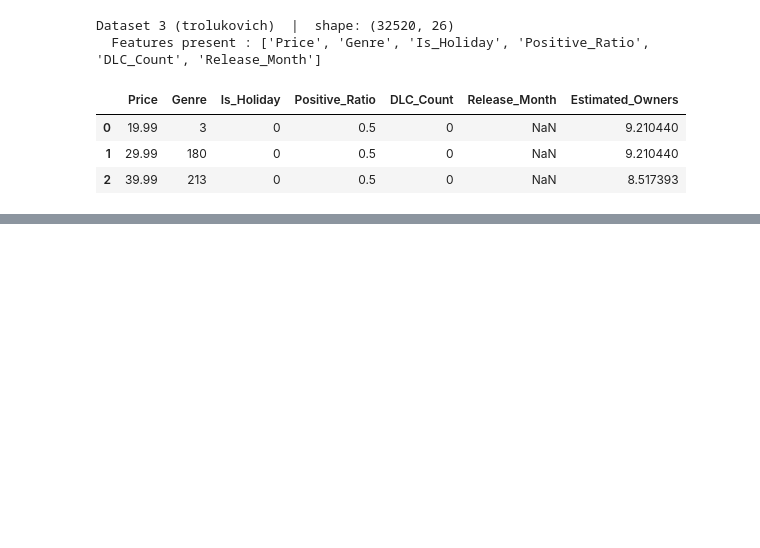
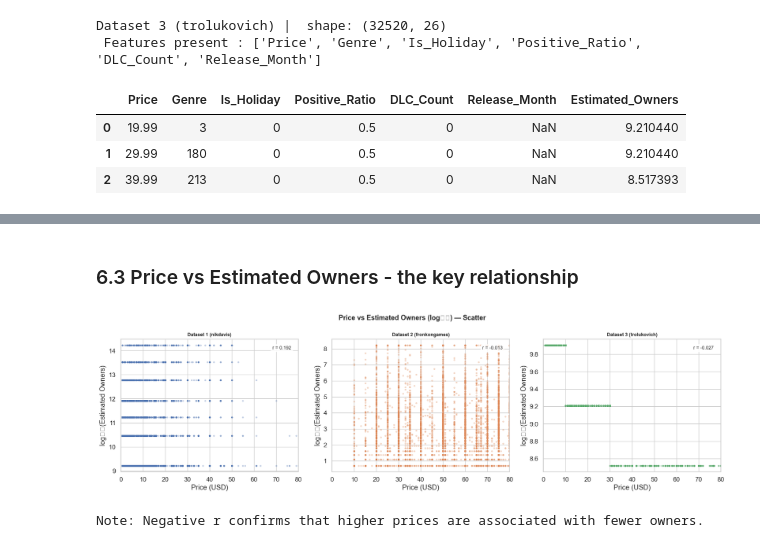
Before and after one commit to Intellectual-Systems/Team7-Project, a Jupyter notebook: Press_start_main.ipynb, the cells around one changed output, grey strips where cells are left out. Drawn from its saved outputs; the diff is of its cells as text; code cells hidden in the pictures; blank space fills up the shorter version.

```diff
--- a/Press_start_main.ipynb
+++ b/Press_start_main.ipynb
@@ -521,0 +569,30 @@ Dataset 3 (trolukovich)  |  shape: (32520, 26)
+# %% [markdown]
+### 6.3 Price vs Estimated Owners - the key relationship
+# %%
+fig, axes = plt.subplots(1, 3, figsize=(17, 5))
+fig.suptitle('Price vs Estimated Owners (log₁⁺) — Scatter',
+             fontsize=13, fontweight='bold')
+
+for ax, (name, df), color in zip(axes, datasets.items(), COLORS):
+    # Only show paid games (price > 0) for clarity
+    paid = df[df['Price'] > 0].copy()
+    ax.scatter(paid['Price'], paid[TARGET_COL],
+               alpha=0.25, s=6, color=color)
+    ax.set_title(name, fontweight='bold', fontsize=9)
+    ax.set_xlabel('Price (USD)')
+    ax.set_ylabel('log₁⁺(Estimated Owners)')
+    ax.set_xlim(0, 80)
+
+    # Correlation annotation
+    corr = paid['Price'].corr(paid[TARGET_COL])
+    ax.text(0.96, 0.95, f'r = {corr:.3f}',
+            transform=ax.transAxes, ha='right', va='top', fontsize=9,
+            bbox=dict(boxstyle='round', fc='white', alpha=0.85))
+
+plt.tight_layout()
+plt.savefig(os.path.join(PLOT_DIR, 'price_vs_owners.png'), dpi=150)
+plt.show()
+print("Note: Negative r confirms that higher prices are associated with fewer owners.")
+# %% [output]
+[figure, added]
+Note: Negative r confirms that higher prices are associated with fewer owners.
```
Also changed, not shown: parts of 48 cells of this notebook.
